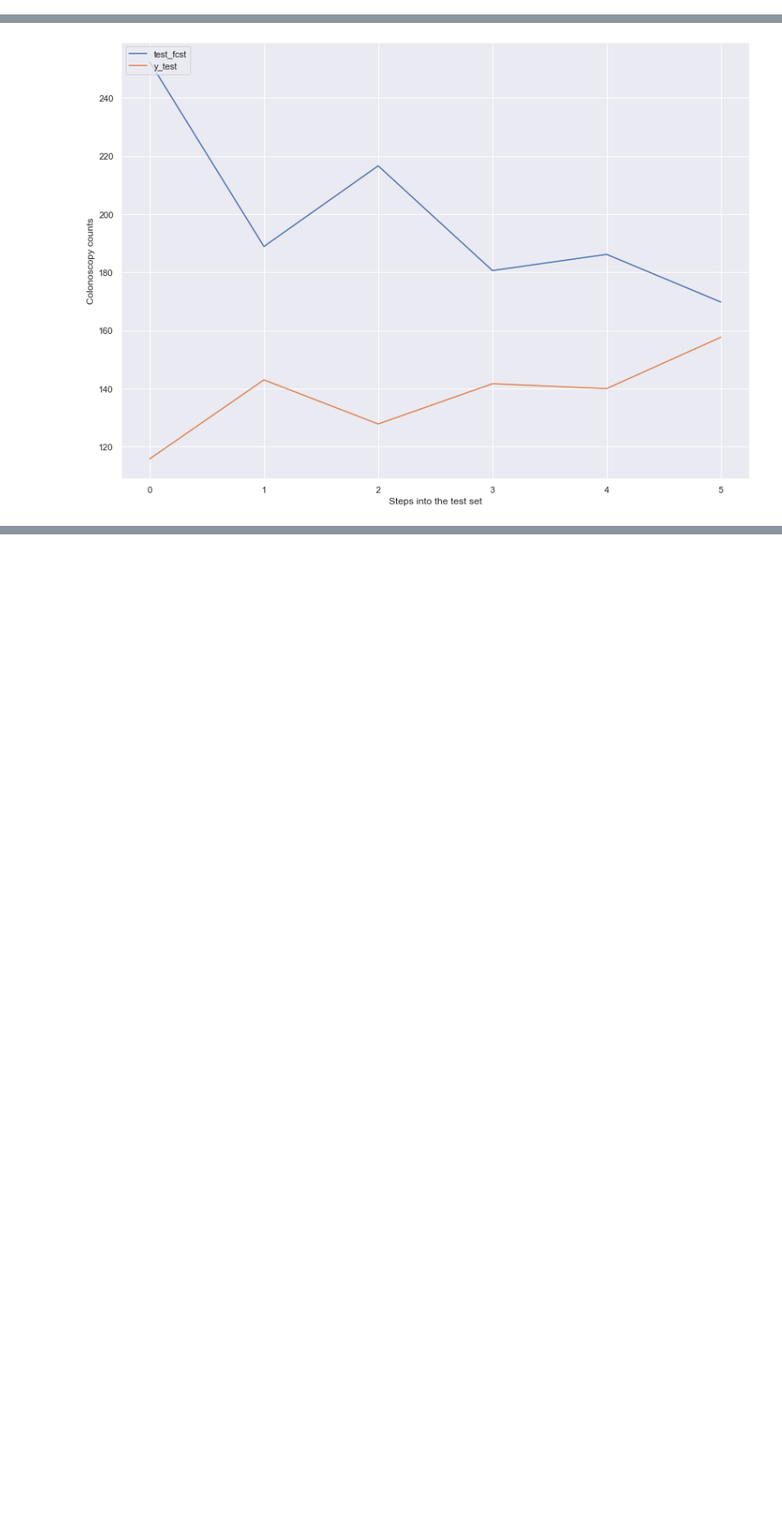
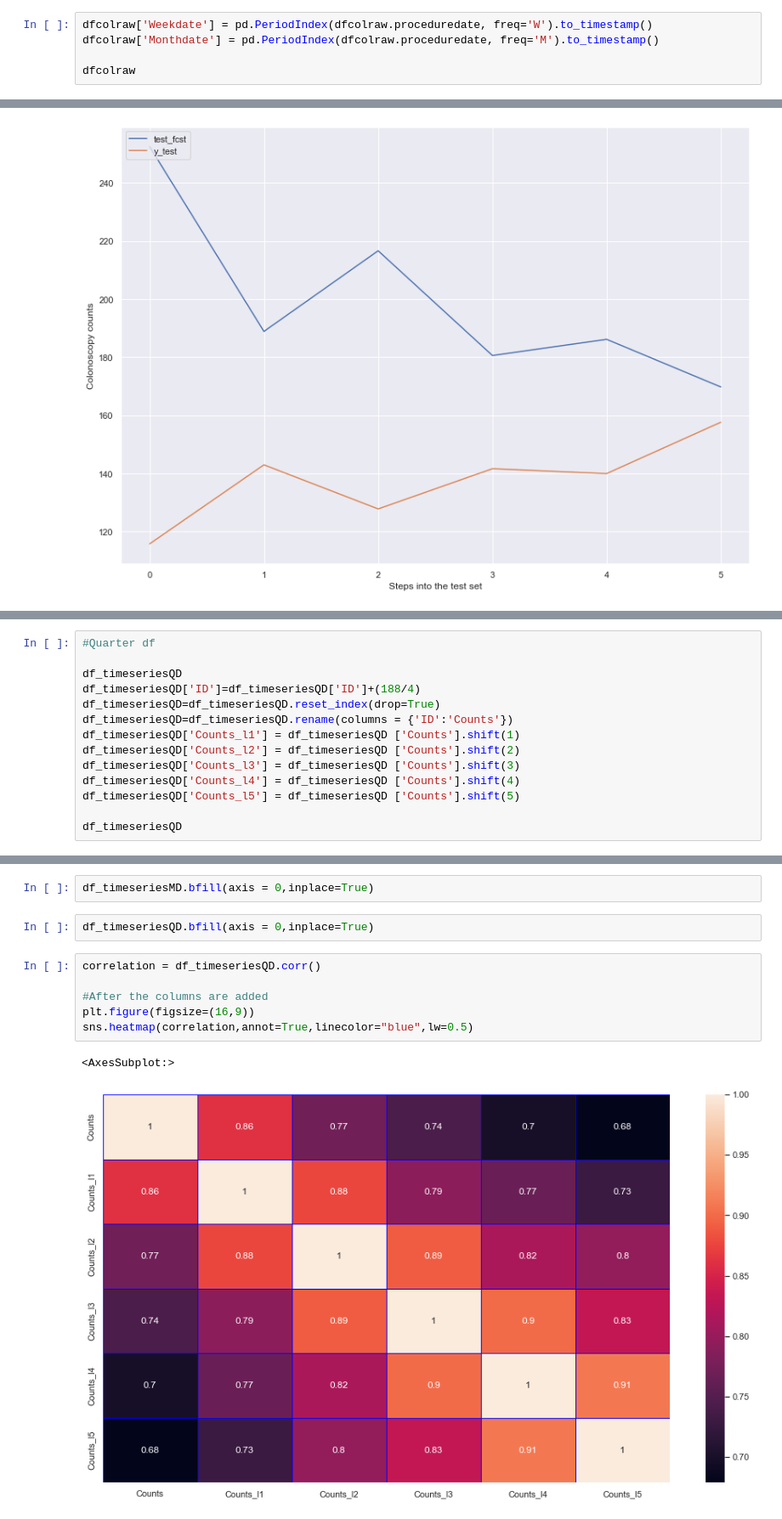
Before and after one commit to raku43/MScDACapstone, a Jupyter notebook: MScDA_Capstone.ipynb, the cells around one changed output, grey strips where cells are left out. Shown at 85% size. Drawn from its saved outputs; the diff is of its cells as text; blank space fills up the shorter version.

```diff
--- a/MScDA_Capstone.ipynb
+++ b/MScDA_Capstone.ipynb
@@ -1121,0 +1085,5 @@ Name: ID, dtype: int64
+# %%
+dfcolraw['Weekdate'] = pd.PeriodIndex(dfcolraw.proceduredate, freq='W').to_timestamp()
+dfcolraw['Monthdate'] = pd.PeriodIndex(dfcolraw.proceduredate, freq='M').to_timestamp()
+
+dfcolraw
@@ -3113,0 +2367,14 @@ Testing accuracy 0.1037
+# %%
+#Quarter df
+
+df_timeseriesQD
+df_timeseriesQD['ID']=df_timeseriesQD['ID']+(188/4)
+df_timeseriesQD=df_timeseriesQD.reset_index(drop=True)
+df_timeseriesQD=df_timeseriesQD.rename(columns = {'ID':'Counts'})
+df_timeseriesQD['Counts_l1'] = df_timeseriesQD ['Counts'].shift(1)
+df_timeseriesQD['Counts_l2'] = df_timeseriesQD ['Counts'].shift(2)
+df_timeseriesQD['Counts_l3'] = df_timeseriesQD ['Counts'].shift(3)
+df_timeseriesQD['Counts_l4'] = df_timeseriesQD ['Counts'].shift(4)
+df_timeseriesQD['Counts_l5'] = df_timeseriesQD ['Counts'].shift(5)
+
+df_timeseriesQD
@@ -3113,0 +2449,13 @@ Testing accuracy 0.1037
+# %%
+df_timeseriesMD.bfill(axis = 0,inplace=True)
+# %%
+df_timeseriesQD.bfill(axis = 0,inplace=True)
+# %%
+correlation = df_timeseriesQD.corr()
+
+#After the columns are added
+plt.figure(figsize=(16,9))
+sns.heatmap(correlation,annot=True,linecolor="blue",lw=0.5)
+# %% [output]
+<AxesSubplot:>
+[figure, added]
```
Also changed, not shown: parts of 232 cells of this notebook.
